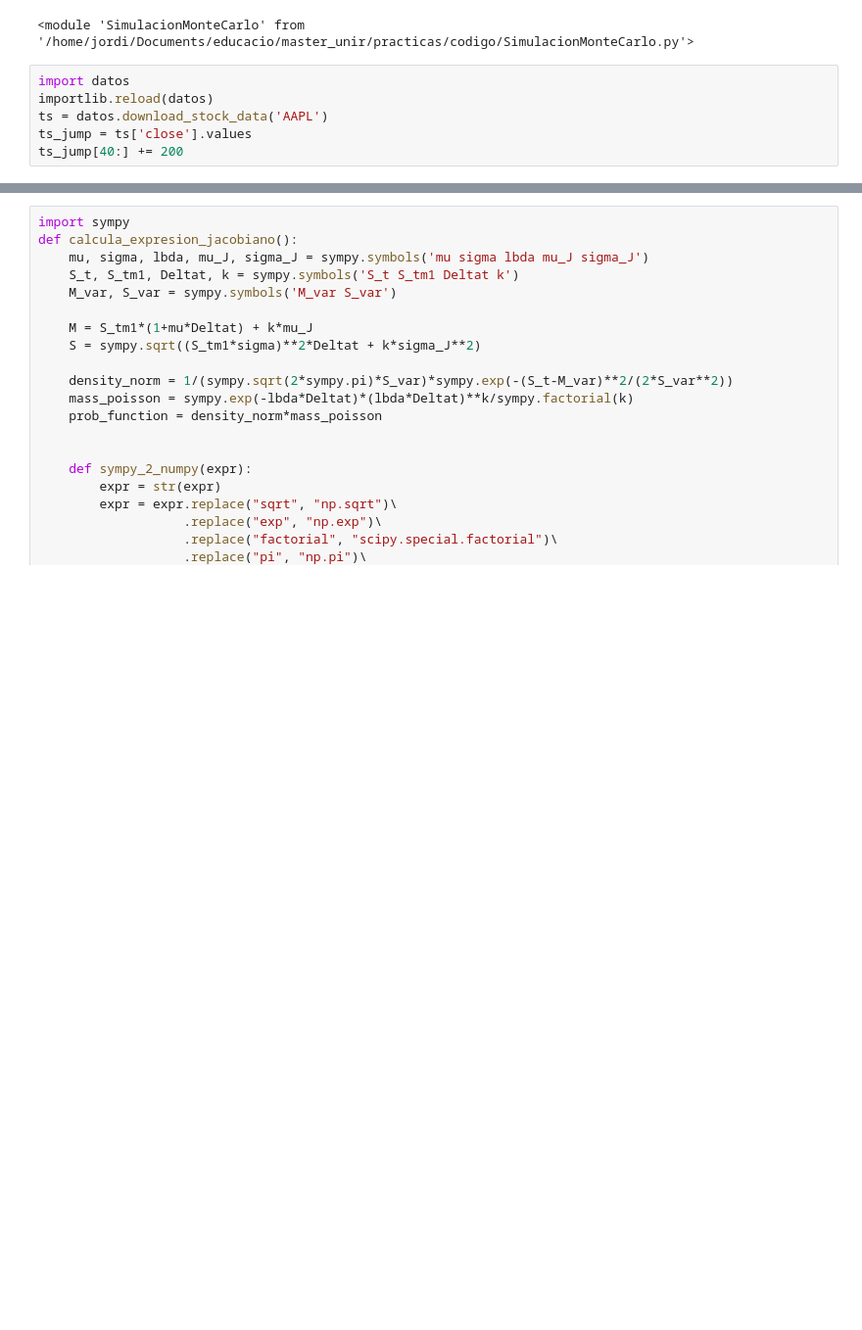
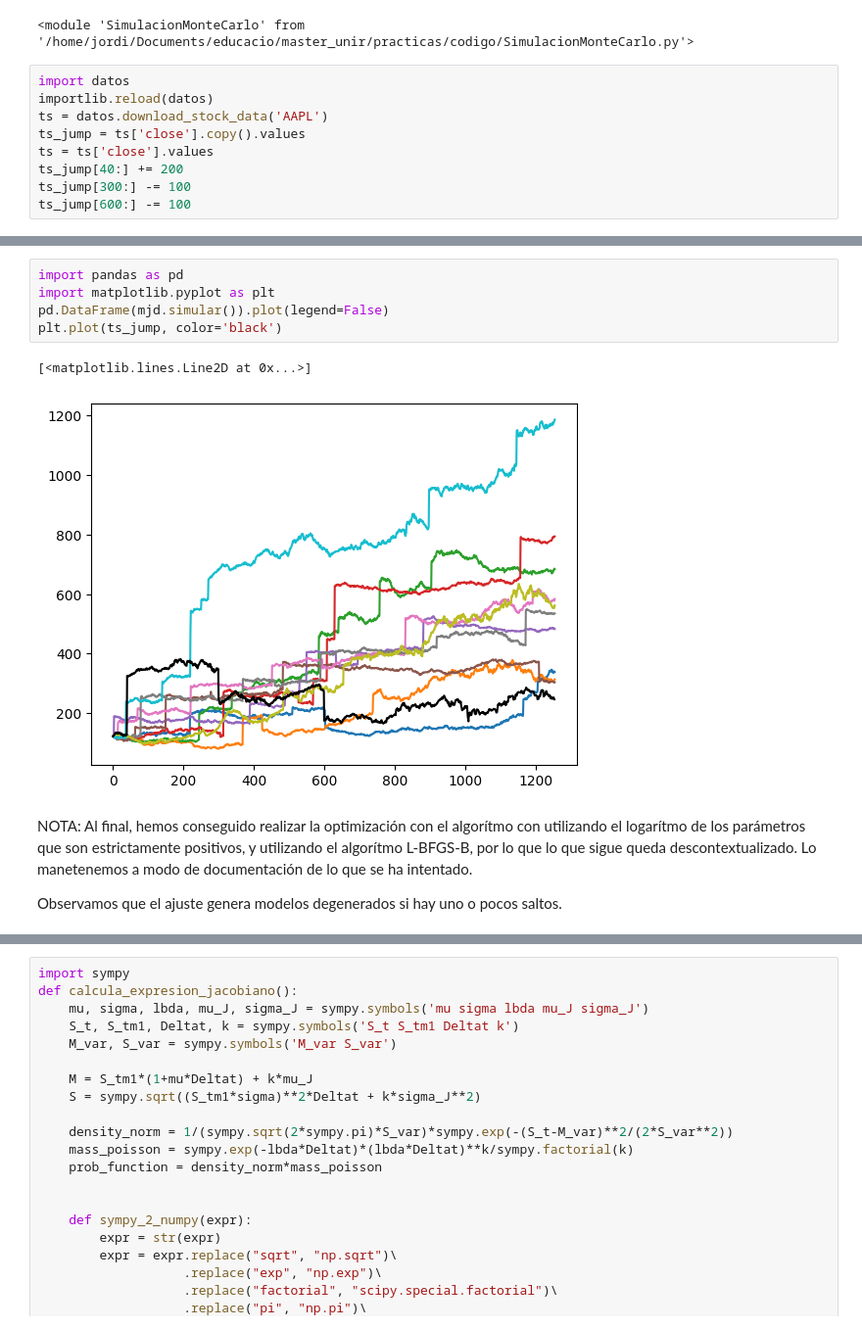
Before and after one commit to Jordi103/simulacion_de_mercado, a Jupyter notebook: simulaciones.ipynb, the cells around one changed output, grey strips where cells are left out. Shown at 98% size. Drawn from its saved outputs; the diff is of its cells as text; blank space fills up the shorter version.

Commit message:
Comportamiento de ajustar_parametros con muchos, cero o pocos saltos.

```diff
--- a/simulaciones.ipynb
+++ b/simulaciones.ipynb
@@ -138,5 +138,8 @@ importlib.reload(SimulacionMonteCarlo)
 import datos
 importlib.reload(datos)
 ts = datos.download_stock_data('AAPL')
-ts_jump = ts['close'].values
+ts_jump = ts['close'].copy().values
+ts = ts['close'].values
 ts_jump[40:] += 200
+ts_jump[300:] -= 100
+ts_jump[600:] -= 100
@@ -148,0 +162,12 @@ KeyboardInterrupt:
+# %%
+import pandas as pd
+import matplotlib.pyplot as plt
+pd.DataFrame(mjd.simular()).plot(legend=False)
+plt.plot(ts_jump, color='black')
+# %% [output]
+[<matplotlib.lines.Line2D at 0x...>]
+[figure, added]
+# %% [markdown]
+NOTA: Al final, hemos conseguido realizar la optimización con el algorítmo con utilizando el logarítmo de los parámetros que son estrictamente positivos, y utilizando el algorítmo L-BFGS-B, por lo que lo que sigue queda descontextualizado. Lo manetenemos a modo de documentación de lo que se ha intentado.
+
+Observamos que el ajuste genera modelos degenerados si hay uno o pocos saltos.
```
Also changed, not shown: parts of 10 cells of this notebook, 1 other file.
